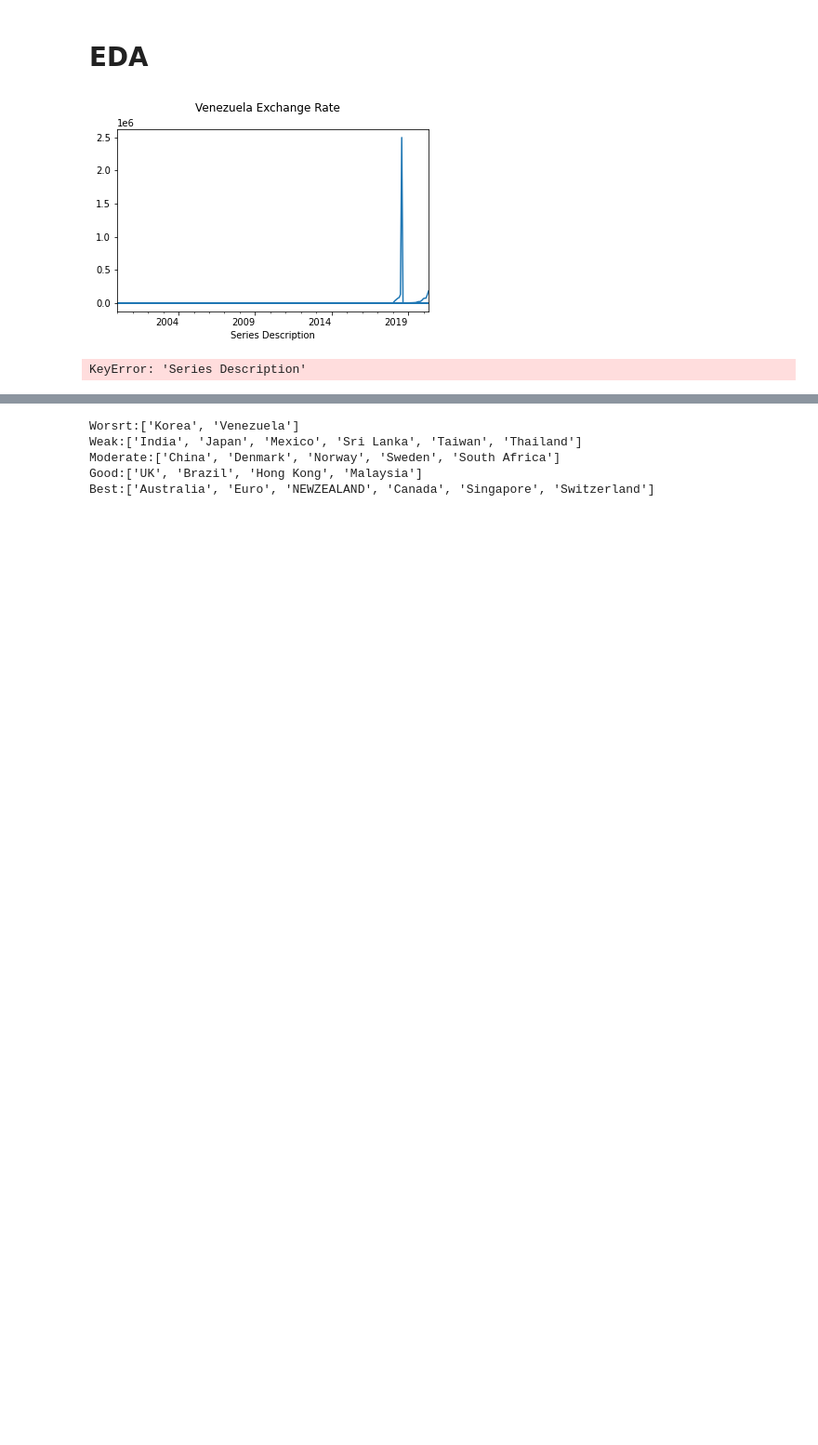
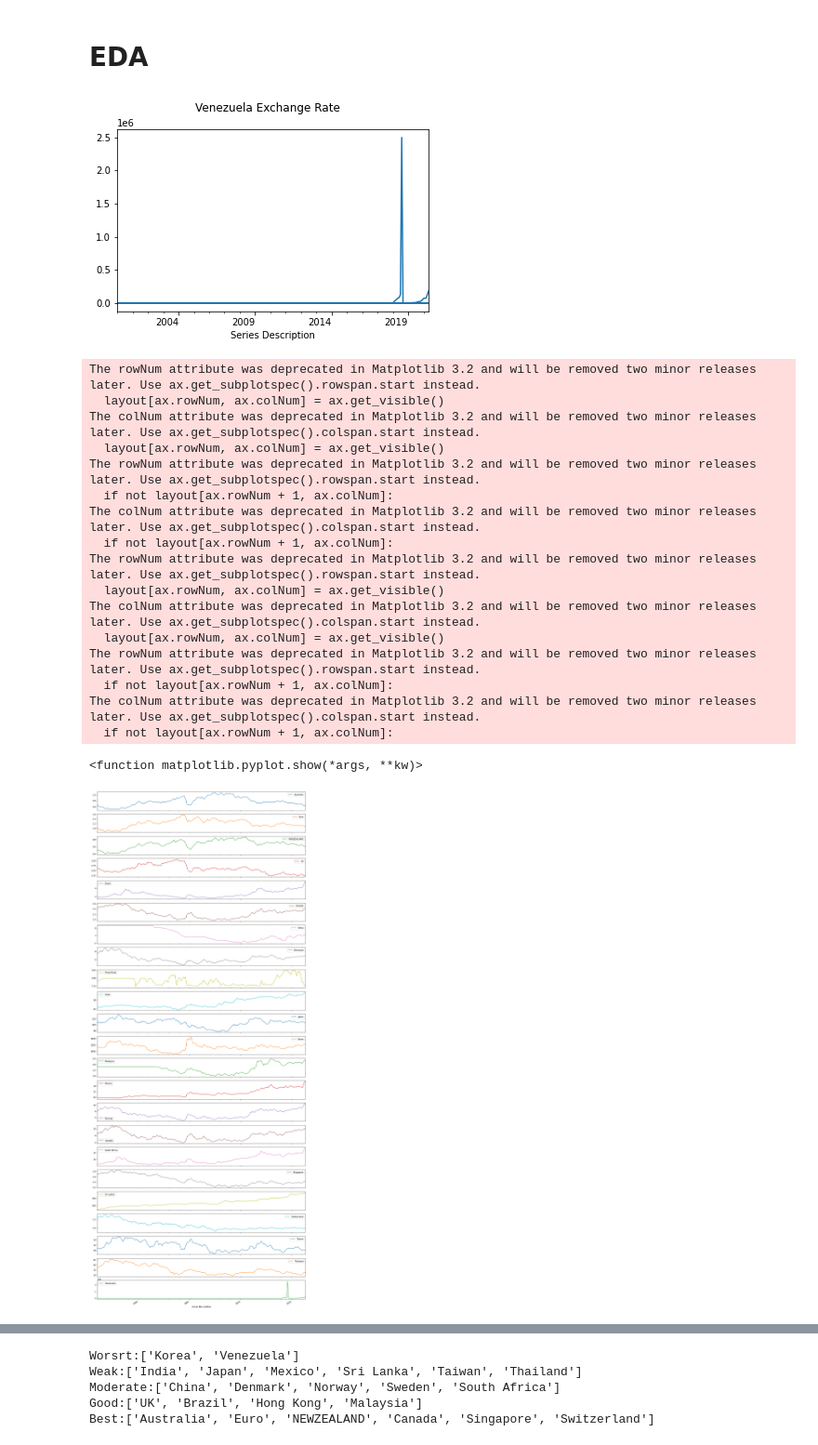
Before and after one commit to marmistead91/Foreign-Exchange-Rates-Time-Series, a Jupyter notebook: Time Series.ipynb, the cells around one changed output, grey strips where cells are left out. Shown at 93% size. Cells and saved outputs as stored; diff of their text form; code cells hidden in the pictures; blank space fills up the shorter version.

Commit message:
new graphs for Readme

```diff
--- a/Time Series.ipynb
+++ b/Time Series.ipynb
@@ -143,9 +143,26 @@ for x in df.columns:
 # %% [output]
 [figure]
 # %%
-df.plot(x='Series Description',subplots=True, figsize =(18,50))
+df.plot(subplots=True, figsize =(18,50))
 plt.show
 # %% [output]
-KeyError: 'Series Description'
+The rowNum attribute was deprecated in Matplotlib 3.2 and will be removed two minor releases later. Use ax.get_subplotspec().rowspan.start instead.
+  layout[ax.rowNum, ax.colNum] = ax.get_visible()
+The colNum attribute was deprecated in Matplotlib 3.2 and will be removed two minor releases later. Use ax.get_subplotspec().colspan.start instead.
+  layout[ax.rowNum, ax.colNum] = ax.get_visible()
+The rowNum attribute was deprecated in Matplotlib 3.2 and will be removed two minor releases later. Use ax.get_subplotspec().rowspan.start instead.
+  if not layout[ax.rowNum + 1, ax.colNum]:
+The colNum attribute was deprecated in Matplotlib 3.2 and will be removed two minor releases later. Use ax.get_subplotspec().colspan.start instead.
+  if not layout[ax.rowNum + 1, ax.colNum]:
+The rowNum attribute was deprecated in Matplotlib 3.2 and will be removed two minor releases later. Use ax.get_subplotspec().rowspan.start instead.
+  layout[ax.rowNum, ax.colNum] = ax.get_visible()
+The colNum attribute was deprecated in Matplotlib 3.2 and will be removed two minor releases later. Use ax.get_subplotspec().colspan.start instead.
+  layout[ax.rowNum, ax.colNum] = ax.get_visible()
+The rowNum attribute was deprecated in Matplotlib 3.2 and will be removed two minor releases later. Use ax.get_subplotspec().rowspan.start instead.
+  if not layout[ax.rowNum + 1, ax.colNum]:
+The colNum attribute was deprecated in Matplotlib 3.2 and will be removed two minor releases later. Use ax.get_subplotspec().colspan.start instead.
+  if not layout[ax.rowNum + 1, ax.colNum]:
+<function matplotlib.pyplot.show(*args, **kw)>
+[figure, added]
 # %%
 for i in Continents:
```
Also changed, not shown: parts of 5 cells of this notebook.
